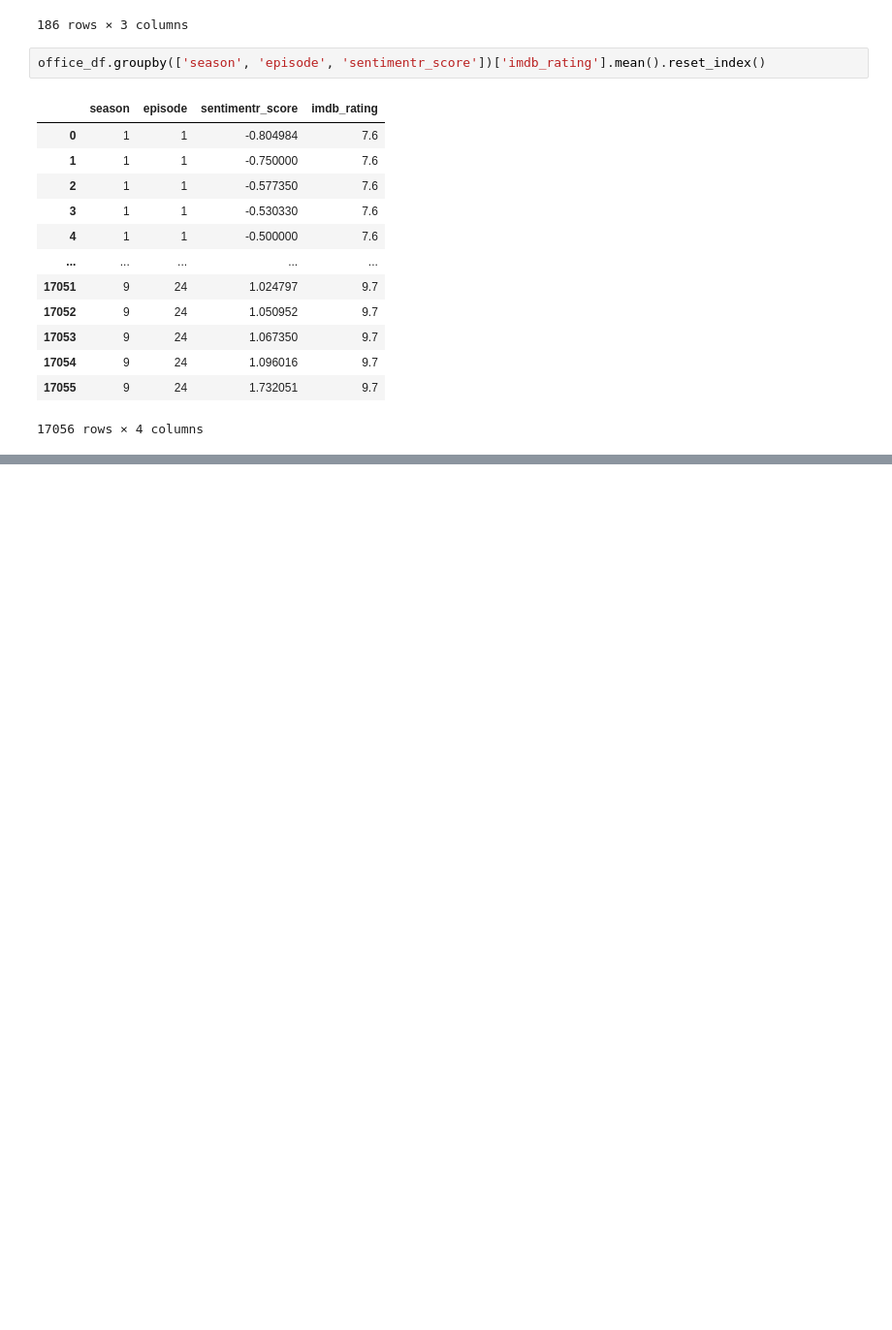
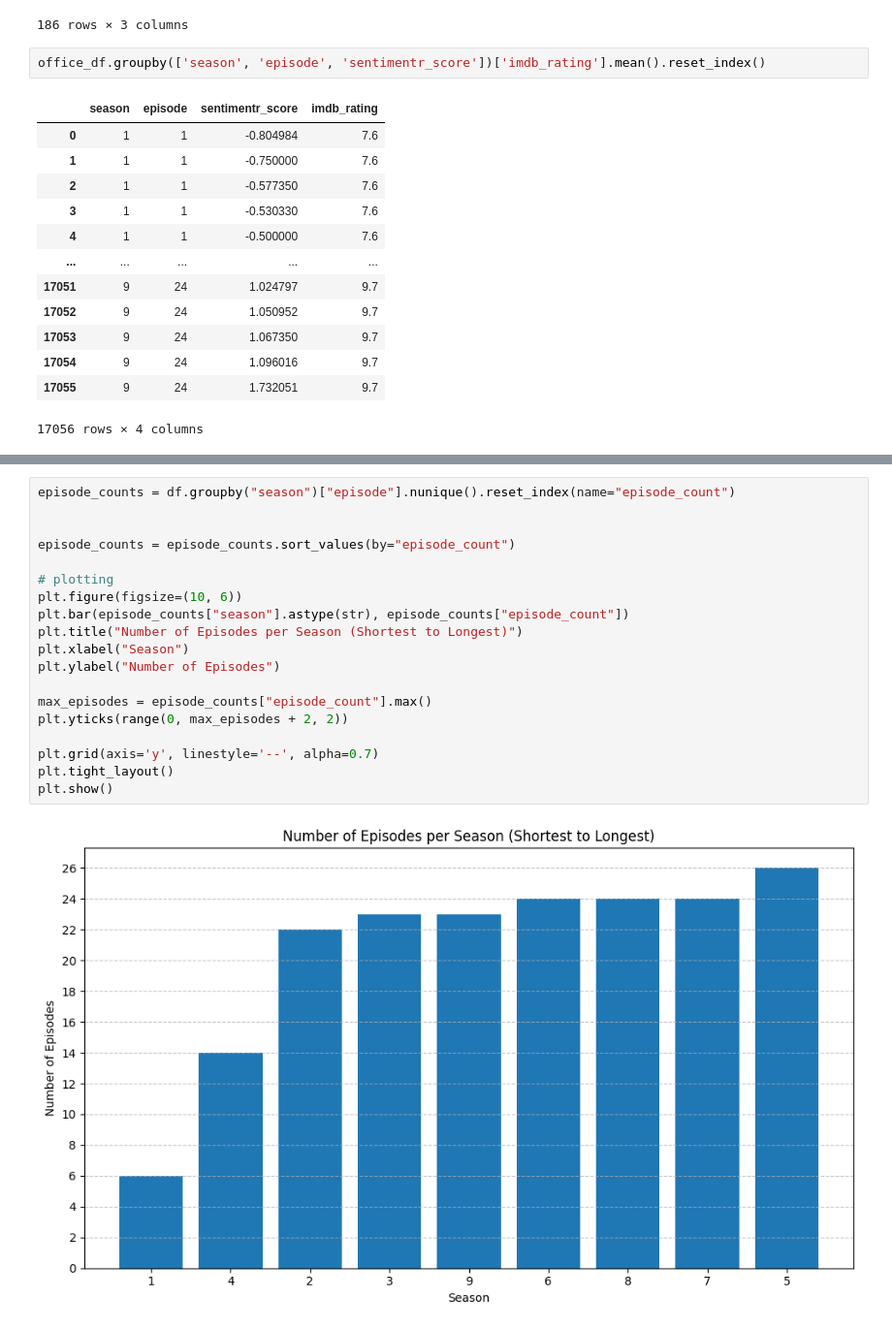
Before and after one commit to Markl900/my-notebooks, a Jupyter notebook: Copy_of_PROJECT.ipynb, the cells around one changed output, grey strips where cells are left out. Shown at 97% size. Drawn from its saved outputs; the diff is of its cells as text; blank space fills up the shorter version.

```diff
--- a/Copy_of_PROJECT.ipynb
+++ b/Copy_of_PROJECT.ipynb
@@ -120,0 +141,21 @@ max     7934.000000      9.700000
+# %%
+episode_counts = df.groupby("season")["episode"].nunique().reset_index(name="episode_count")
+
+
+episode_counts = episode_counts.sort_values(by="episode_count")
+
+# plotting
+plt.figure(figsize=(10, 6))
+plt.bar(episode_counts["season"].astype(str), episode_counts["episode_count"])
+plt.title("Number of Episodes per Season (Shortest to Longest)")
+plt.xlabel("Season")
+plt.ylabel("Number of Episodes")
+
+max_episodes = episode_counts["episode_count"].max()
+plt.yticks(range(0, max_episodes + 2, 2))
+
+plt.grid(axis='y', linestyle='--', alpha=0.7)
+plt.tight_layout()
+plt.show()
+# %% [output]
+[figure, added]
```
Also changed, not shown: parts of 12 cells of this notebook.
